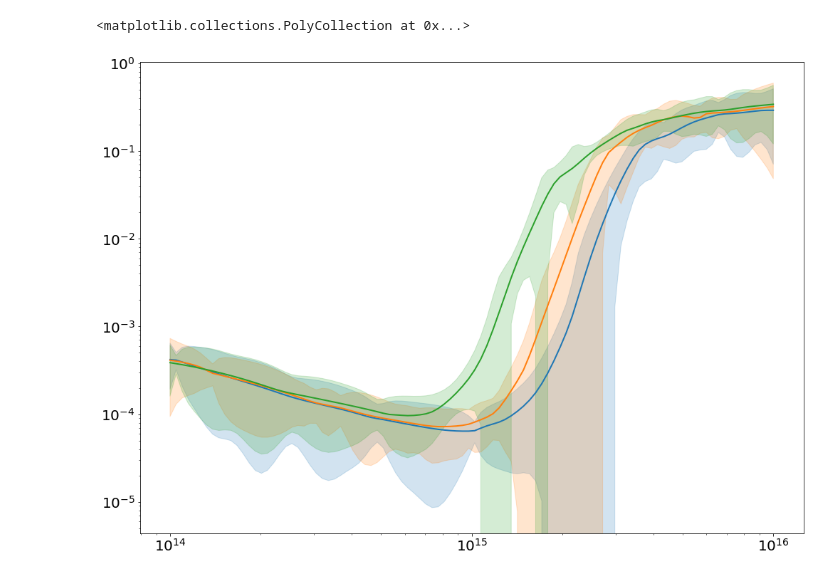
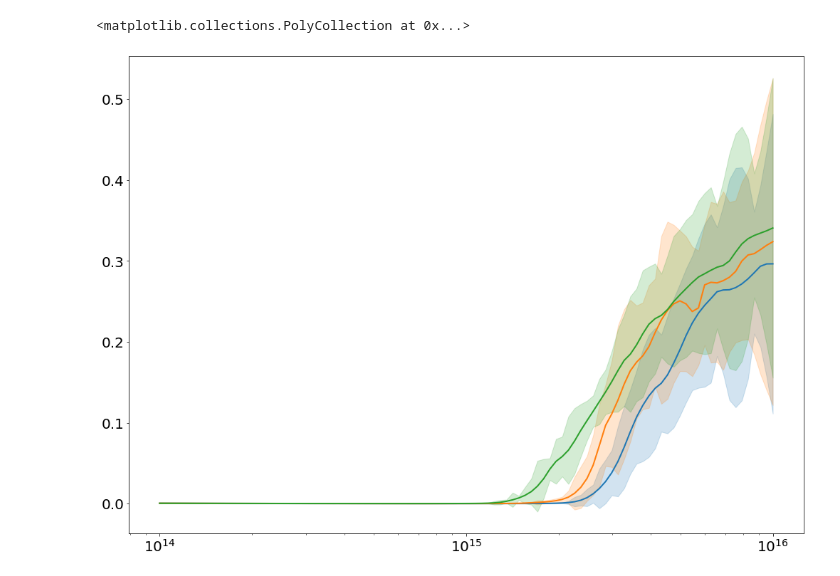
Before and after one commit to gosling123/epoch_surra, a Jupyter notebook: gp_scripts/GP_2d_test.ipynb, the cells around one changed output. Cells and saved outputs as stored; diff of their text form; code cells hidden in the pictures.

```diff
--- a/gp_scripts/GP_2d_test.ipynb
+++ b/gp_scripts/GP_2d_test.ipynb
@@ -44,17 +49,17 @@ err_300 = 2.0*np.sqrt(Var_epi_300 + Var_noise_300)
 err_500 = 2.0*np.sqrt(Var_epi_500 + Var_noise_500)
 err_1000 = 2.0*np.sqrt(Var_epi_300 + Var_noise_1000)
 # %%
-plt.loglog(X_300[:,0].flatten(), Y_300.flatten(), color = 'C0')
+plt.semilogx(X_300[:,0].flatten(), Y_300.flatten(), color = 'C0')
 plt.plot(X_500[:,0].flatten(), Y_500.flatten(), color = 'C1')
 plt.plot(X_1000[:,0].flatten(), Y_1000.flatten(), color = 'C2')
 
 # plt.axhline(y = 1e-4)
 plt.fill_between(X_300[:,0].flatten(), Y_300-err_300, Y_300+err_300, alpha = 0.2, color = 'C0')
 plt.fill_between(X_500[:,0].flatten(), Y_500.flatten()-err_500, Y_500.flatten()+err_500, alpha = 0.2, color = 'C1')
 plt.fill_between(X_1000[:,0].flatten(), Y_1000.flatten()-err_1000, Y_1000.flatten()+err_1000, alpha = 0.2, color = 'C2')
 # %% [output]
 <matplotlib.collections.PolyCollection at 0x...>
-[figure, old version]
+[figure, new version]
 # %%
 plt.loglog(X_300[:,0].flatten(), Y_300.flatten()*X_300[:,0].flatten(), color = 'C0')
 plt.plot(X_500[:,0].flatten(), Y_500.flatten()*X_500[:,0].flatten(), color = 'C1')
```
Also changed, not shown: parts of 8 cells of this notebook, 1 other file.
